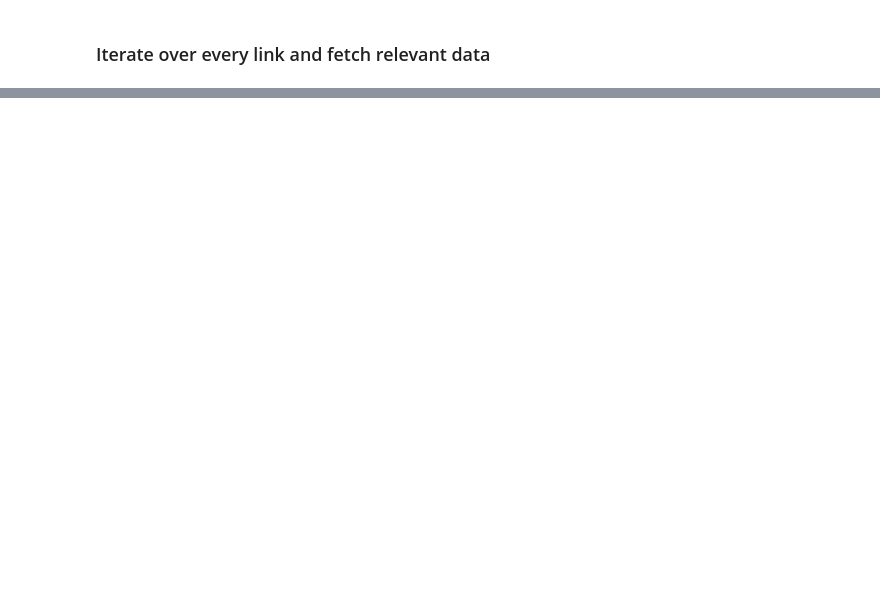
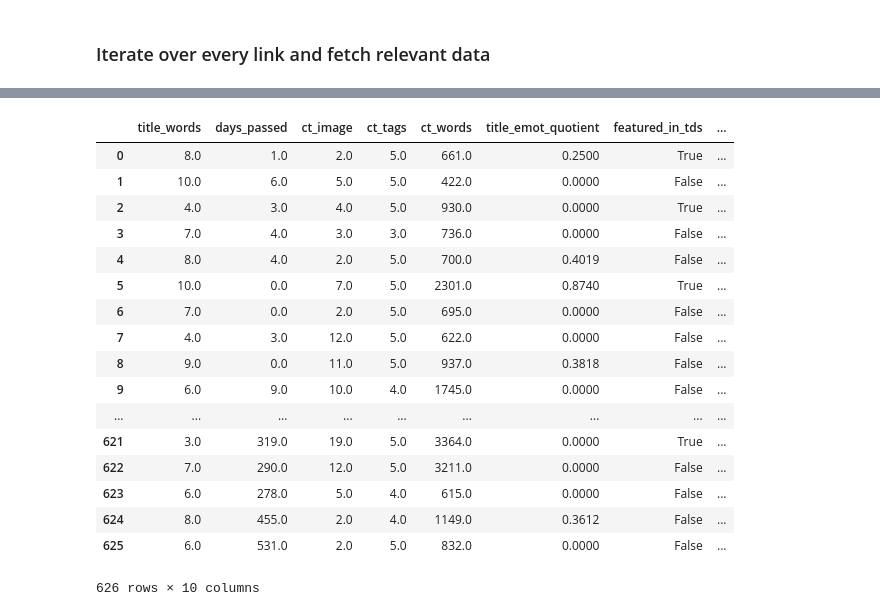
Before and after one commit to aswalin/Medium_Blogs_Analytics, a Jupyter notebook: scrape_links.ipynb, the cells around one changed output, grey strips where cells are left out. Saved outputs shown, nothing was run; the diff lists cells and outputs as text; code cells hidden in the pictures; blank space fills up the shorter version.

```diff
--- a/scrape_links.ipynb
+++ b/scrape_links.ipynb
@@ -52,0 +114,4 @@ for post in all_posts:
+# %%
+from nltk.sentiment.vader import SentimentIntensityAnalyzer
+sid = SentimentIntensityAnalyzer()
+ss = sid.polarity_scores("you are dumb")
@@ -52,0 +141,21 @@ for post in all_posts:
+# %%
+data
+# %% [output]
+|  | title_words | days_passed | ct_image | ct_tags | ct_words | title_emot_quotient | featured_in_tds | ... |
+| 0 | 8.0 | 1.0 | 2.0 | 5.0 | 661.0 | 0.2500 | True | ... |
+| 1 | 10.0 | 6.0 | 5.0 | 5.0 | 422.0 | 0.0000 | False | ... |
+| 2 | 4.0 | 3.0 | 4.0 | 5.0 | 930.0 | 0.0000 | True | ... |
+| 3 | 7.0 | 4.0 | 3.0 | 3.0 | 736.0 | 0.0000 | False | ... |
+| 4 | 8.0 | 4.0 | 2.0 | 5.0 | 700.0 | 0.4019 | False | ... |
+| 5 | 10.0 | 0.0 | 7.0 | 5.0 | 2301.0 | 0.8740 | True | ... |
+| 6 | 7.0 | 0.0 | 2.0 | 5.0 | 695.0 | 0.0000 | False | ... |
+| 7 | 4.0 | 3.0 | 12.0 | 5.0 | 622.0 | 0.0000 | False | ... |
+| 8 | 9.0 | 0.0 | 11.0 | 5.0 | 937.0 | 0.3818 | False | ... |
+| 9 | 6.0 | 9.0 | 10.0 | 4.0 | 1745.0 | 0.0000 | False | ... |
+| ... | ... | ... | ... | ... | ... | ... | ... | ... |
+| 621 | 3.0 | 319.0 | 19.0 | 5.0 | 3364.0 | 0.0000 | True | ... |
+| 622 | 7.0 | 290.0 | 12.0 | 5.0 | 3211.0 | 0.0000 | False | ... |
+| 623 | 6.0 | 278.0 | 5.0 | 4.0 | 615.0 | 0.0000 | False | ... |
+| 624 | 8.0 | 455.0 | 2.0 | 4.0 | 1149.0 | 0.3612 | False | ... |
+| 625 | 6.0 | 531.0 | 2.0 | 5.0 | 832.0 | 0.0000 | False | ... |
+626 rows × 10 columns
```
Also changed, not shown: parts of 16 cells of this notebook.
